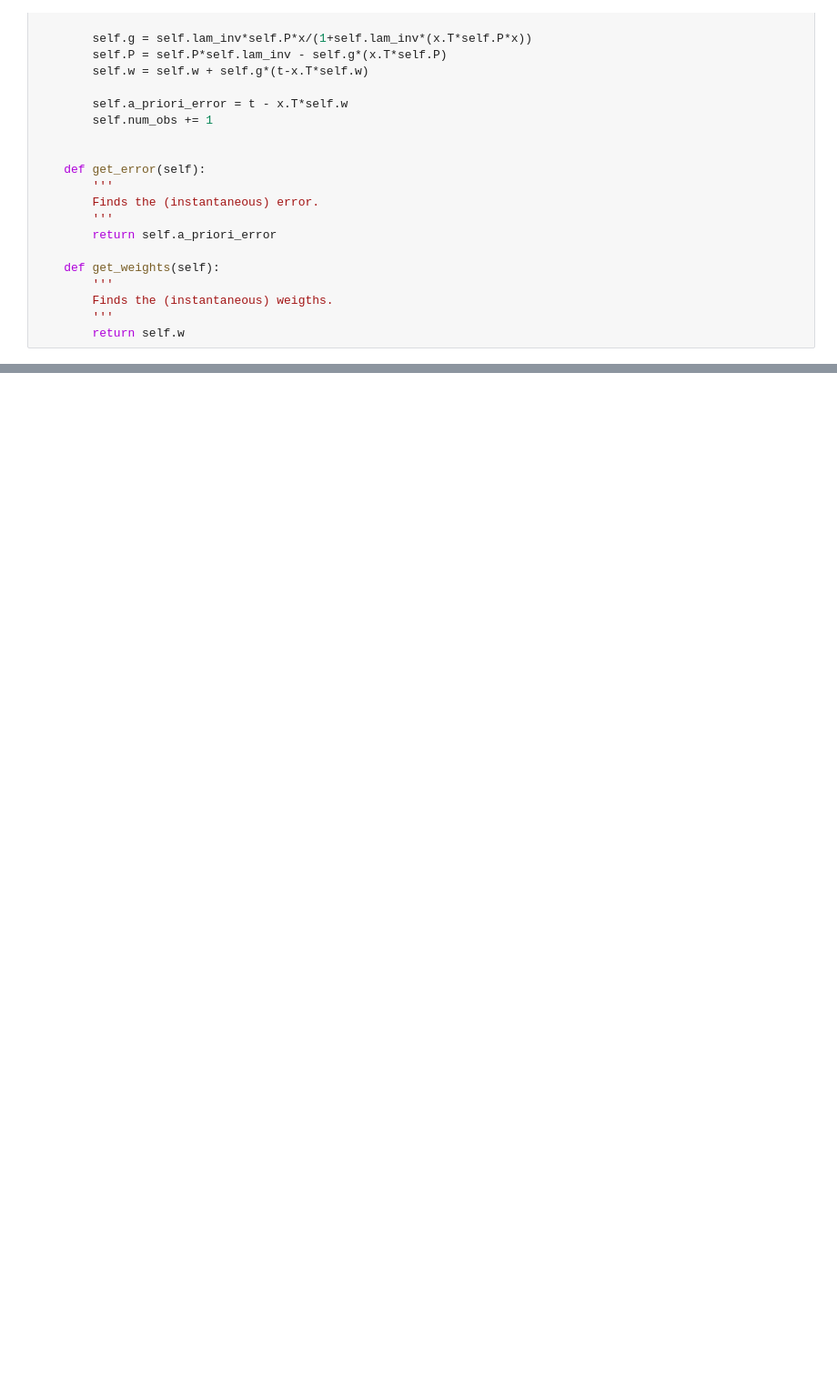
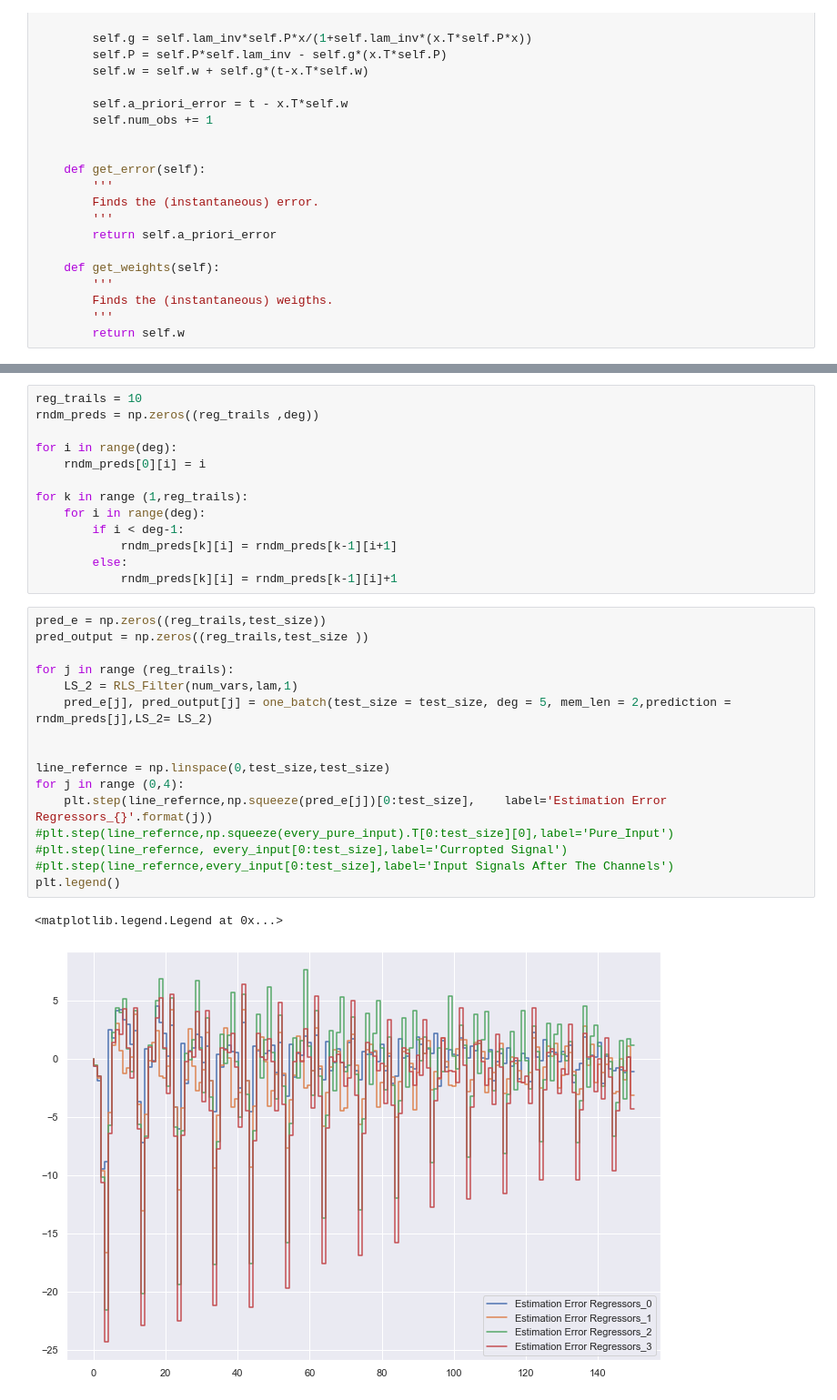
Before and after one commit to EnesErcin/Recursive_Least-Squares_Algorithm, a Jupyter notebook: By using Python/Recursive Least Squares/Recursive_Least_Squares_Filter.ipynb, the cells around one changed output, grey strips where cells are left out. Shown at 91% size. Saved outputs shown, nothing was run; the diff lists cells and outputs as text; blank space fills up the shorter version.

Commit message:
Test different Regressors Option

```diff
--- a/By using Python/Recursive Least Squares/Recursive_Least_Squares_Filter.ipynb
+++ b/By using Python/Recursive Least Squares/Recursive_Least_Squares_Filter.ipynb
@@ -179,0 +203,32 @@ plt.legend()
+# %%
+reg_trails = 10
+rndm_preds = np.zeros((reg_trails ,deg))
+
+for i in range(deg):
+    rndm_preds[0][i] = i
+
+for k in range (1,reg_trails):
+    for i in range(deg):
+        if i < deg-1:
+            rndm_preds[k][i] = rndm_preds[k-1][i+1]
+        else:
+            rndm_preds[k][i] = rndm_preds[k-1][i]+1
+# %%
+pred_e = np.zeros((reg_trails,test_size))
+pred_output = np.zeros((reg_trails,test_size ))
+
+for j in range (reg_trails):
+    LS_2 = RLS_Filter(num_vars,lam,1)
+    pred_e[j], pred_output[j] = one_batch(test_size = test_size, deg = 5, mem_len = 2,prediction = rndm_preds[j],LS_2= LS_2)
+
+
+line_refernce = np.linspace(0,test_size,test_size)
+for j in range (0,4):
+    plt.step(line_refernce,np.squeeze(pred_e[j])[0:test_size],    label='Estimation Error Regressors_{}'.format(j))
+#plt.step(line_refernce,np.squeeze(every_pure_input).T[0:test_size][0],label='Pure_Input')
+#plt.step(line_refernce, every_input[0:test_size],label='Curropted Signal')
+#plt.step(line_refernce,every_input[0:test_size],label='Input Signals After The Channels')
+plt.legend()
+# %% [output]
+<matplotlib.legend.Legend at 0x...>
+[figure, added]
```
Also changed, not shown: parts of 8 cells of this notebook.
